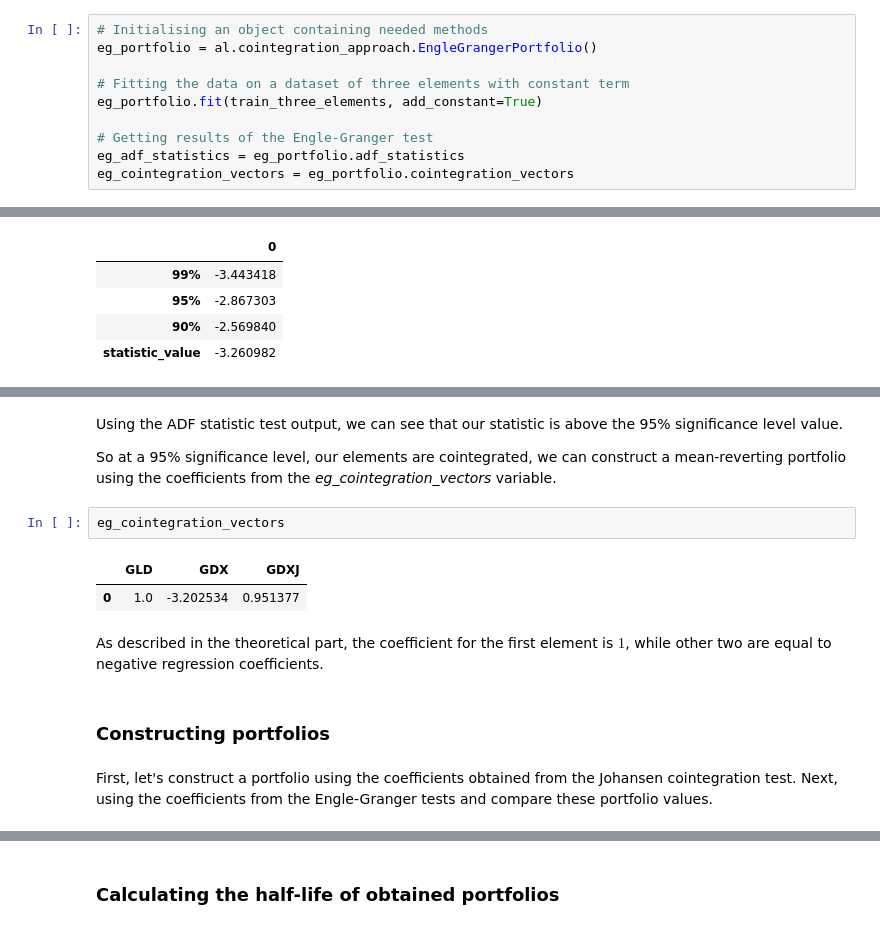
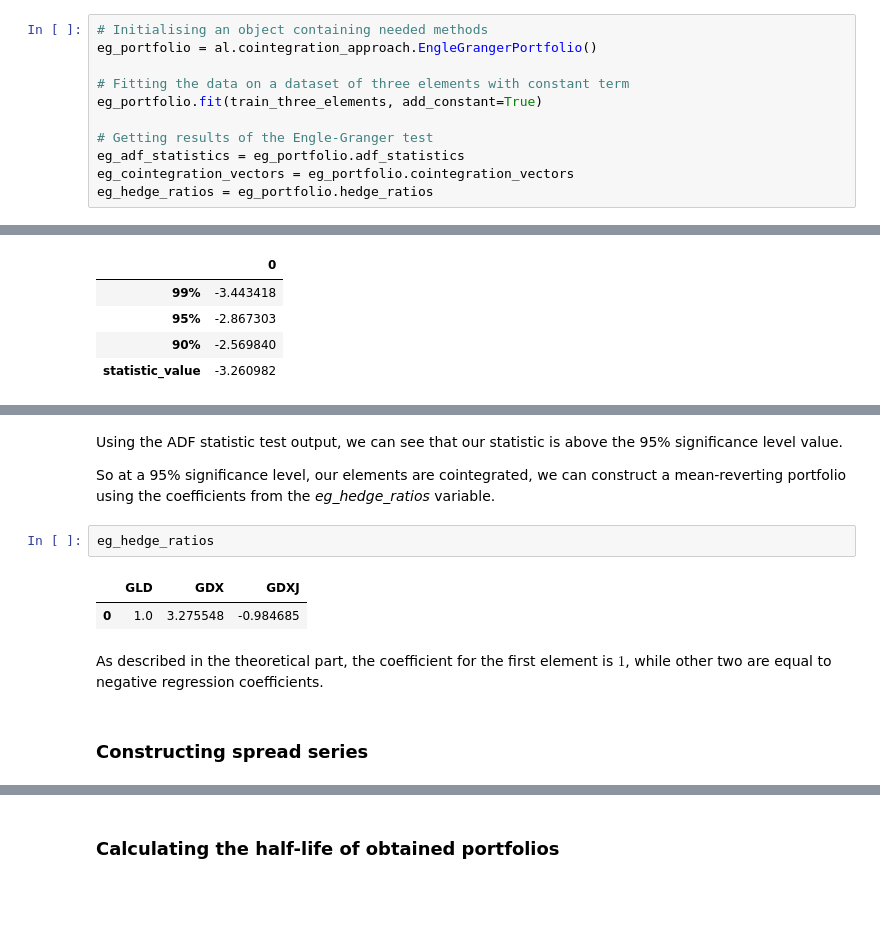
Before and after one commit to hudson-and-thames/arbitrage_research, a Jupyter notebook: Cointegration Approach/mean_reversion.ipynb, the cells around one changed output, grey strips where cells are left out. Drawn from its saved outputs; the diff is of its cells as text; blank space fills up the shorter version.

```diff
--- a/Cointegration Approach/mean_reversion.ipynb
+++ b/Cointegration Approach/mean_reversion.ipynb
@@ -219,6 +233,7 @@ eg_portfolio.fit(train_three_elements, add_constant=True)
 # Getting results of the Engle-Granger test
 eg_adf_statistics = eg_portfolio.adf_statistics
 eg_cointegration_vectors = eg_portfolio.cointegration_vectors
+eg_hedge_ratios = eg_portfolio.hedge_ratios
 # %%
 # Looking at the statistic from the last step of the Engle-Granger test
 eg_adf_statistics
@@ -231,15 +252,13 @@ eg_adf_statistics
 # %% [markdown]
 Using the ADF statistic test output, we can see that our statistic is above the 95% significance level value.
 
-So at a 95% significance level, our elements are cointegrated, we can construct a mean-reverting portfolio using the coefficients from the *eg_cointegration_vectors* variable.
+So at a 95% significance level, our elements are cointegrated, we can construct a mean-reverting portfolio using the coefficients from the *eg_hedge_ratios* variable.
-# %%
-eg_cointegration_vectors
-# %% [output]
-|  | GLD | GDX | GDXJ |
-| 0 | 1.0 | -3.202534 | 0.951377 |
+# %%
+eg_hedge_ratios
+# %% [output]
+|  | GLD | GDX | GDXJ |
+| 0 | 1.0 | 3.275548 | -0.984685 |
 # %% [markdown]
 As described in the theoretical part, the coefficient for the first element is $1$, while other two are equal to negative regression coefficients.
 # %% [markdown]
-### Constructing portfolios
+### Constructing spread series
-# %% [markdown]
-First, let's construct a portfolio using the coefficients obtained from the Johansen cointegration test. Next, using the coefficients from the Engle-Granger tests and compare these portfolio values.
```
Also changed, not shown: parts of 59 cells of this notebook.
